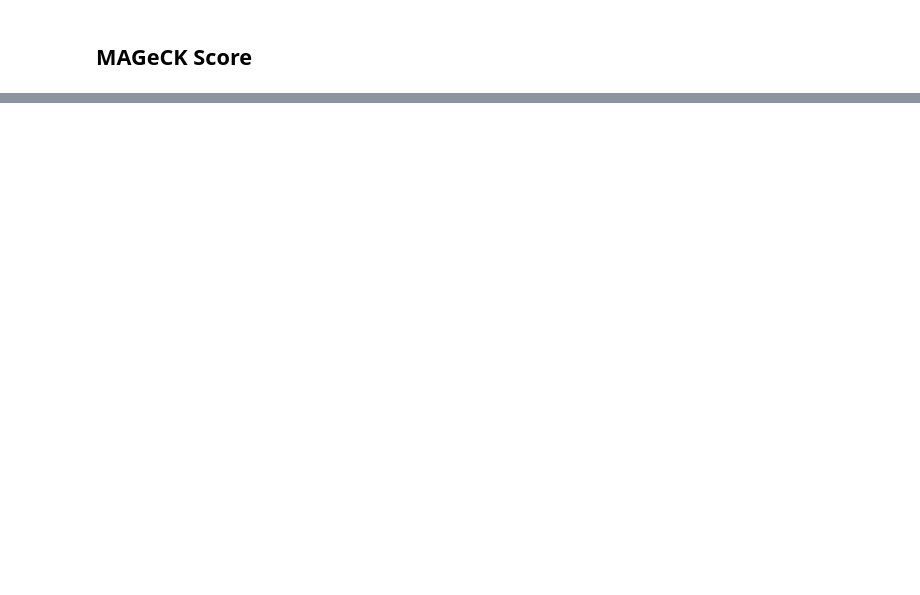
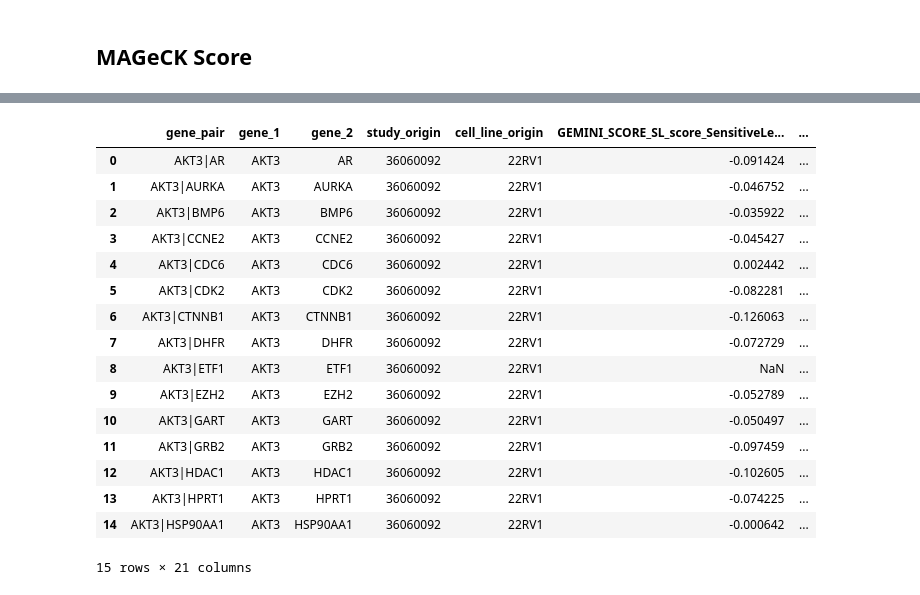
Before and after one commit to BirkanGokbag/SLKB-Analysis-Pipeline, a Jupyter notebook: SLKB/files/pipeline.ipynb, the cells around one changed output, grey strips where cells are left out. Drawn from its saved outputs; the diff is of its cells as text; code cells hidden in the pictures; blank space fills up the shorter version.

```diff
--- a/SLKB/files/pipeline.ipynb
+++ b/SLKB/files/pipeline.ipynb
@@ -126,6 +242,6 @@ if not check_if_added_to_table(curr_counts.copy(), 'SGRA_DERIVED_NB_SCORE', SLKB
 # %% [markdown]
 ## Horlbeck Score
 # %%
-if not check_if_added_to_table(curr_counts.copy(), 'HORLBECK_SCORE', SLKB_engine):
-    horlbeck_res = run_horlbeck_score(curr_counts.copy(), curr_study = curr_study, curr_cl = curr_cl, store_loc = os.getcwd(), save_dir = 'HORLBECK_Files', do_preprocessing = True, re_run = False)
-    add_table_to_db(curr_counts.copy(), horlbeck_res['HORLBECK_SCORE'], 'HORLBECK_SCORE', SLKB_engine)
+if not SLKB.check_if_added_to_table(curr_counts.copy(), 'HORLBECK_SCORE', SLKB_engine):
+    horlbeck_res = SLKB.run_horlbeck_score(curr_counts.copy(), curr_study = curr_study, curr_cl = curr_cl, store_loc = os.getcwd(), save_dir = 'HORLBECK_Files', do_preprocessing = True, re_run = False)
+    SLKB.add_table_to_db(curr_counts.copy(), horlbeck_res['HORLBECK_SCORE'], 'HORLBECK_SCORE', SLKB_engine)
@@ -132,7 +266,7 @@ if not check_if_added_to_table(curr_counts.copy(), 'HORLBECK_SCORE', SLKB_engine
 # %% [markdown]
 ## GEMINI Score
 # %%
-cmd_params = ['module load R/4.1.0']
-if not check_if_added_to_table(curr_counts.copy(), 'GEMINI_SCORE', SLKB_engine):
-    gemini_res = run_gemini_score(curr_counts.copy(), curr_study = curr_study, curr_cl = curr_cl, store_loc = os.getcwd(), save_dir = 'GEMINI_Files', command_line_params = cmd_params, re_run = False)
-    add_table_to_db(curr_counts.copy(), gemini_res['GEMINI_SCORE'], 'GEMINI_SCORE', SLKB_engine)
+cmd_params = []#['module load R/4.1.0']
+if not SLKB.check_if_added_to_table(curr_counts.copy(), 'GEMINI_SCORE', SLKB_engine):
+    gemini_res = SLKB.run_gemini_score(curr_counts.copy(), curr_study = curr_study, curr_cl = curr_cl, store_loc = os.getcwd(), save_dir = 'GEMINI_Files', command_line_params = cmd_params, re_run = False)
+    SLKB.add_table_to_db(curr_counts.copy(), gemini_res['GEMINI_SCORE'], 'GEMINI_SCORE', SLKB_engine)
@@ -140,9 +286,9 @@ if not check_if_added_to_table(curr_counts.copy(), 'GEMINI_SCORE', SLKB_engine):
 ## MAGeCK Score
 # %%
 cmd_params = ['conda activate myEnv']
-if not check_if_added_to_table(curr_counts.copy(), 'MAGECK_SCORE', SLKB_engine):
-    mageck_res = run_mageck_score(curr_counts.copy(), curr_study = curr_study, curr_cl = curr_cl, store_loc = os.getcwd(), save_dir = 'MAGECK_Files', command_line_params = cmd_params,re_run = False)
-    add_table_to_db(curr_counts.copy(), mageck_res['MAGECK_SCORE'], 'MAGECK_SCORE', SLKB_engine)
+if not SLKB.check_if_added_to_table(curr_counts.copy(), 'MAGECK_SCORE', SLKB_engine):
+    mageck_res = SLKB.run_mageck_score(curr_counts.copy(), curr_study = curr_study, curr_cl = curr_cl, store_loc = os.getcwd(), save_dir = 'MAGECK_Files', command_line_params = cmd_params,re_run = False)
+    SLKB.add_table_to_db(curr_counts.copy(), mageck_res['MAGECK_SCORE'], 'MAGECK_SCORE', SLKB_engine)
 # %% [markdown]
 # Section 3 - Query Results
 
@@ -184,11 +330,13 @@ experiment_design.index.rename('sgRNA_id', inplace = True)
 # tables to obtain the data from
 all_results_tables = ['HORLBECK_SCORE',
                       'MAGECK_SCORE',
+                      'SGRA_DERIVED_NB_SCORE',
+                      'SGRA_DERIVED_B_SCORE',
                       'MEDIAN_NB_SCORE',
                       'MEDIAN_B_SCORE',
-                      'SGRA_DERIVED_NB_SCORE',
-                      'SGRA_DERIVED_B_SCORE',
                       'GEMINI_SCORE']
+
+available_studies = sorted(set(counts['study_origin']))
 
 #################
 
@@ -197,7 +345,7 @@ for curr_study in available_studies:
     print('Working on study: ' + curr_study)
 
     # get study counts and seq
-    study_counts = counts.loc[counts['study_origin'] == study_name_to_pubmed_id[curr_study]].copy()
+    study_counts = counts.loc[counts['study_origin'] == curr_study].copy()
 
     curr_seq_ids = np.array(sorted(list(set(study_counts['guide_1_id'].tolist() + study_counts['guide_2_id'].tolist()))))
     study_sequences = experiment_design.loc[curr_seq_ids]
@@ -215,14 +363,14 @@ for curr_study in available_studies:
 
         for table_name in all_results_tables:
             # add the result of the table to the list
-            study_scores.append(query_result_table(curr_counts.copy(), table_name, curr_study, curr_cl, SLKB_engine))
+            study_scores.append(SLKB.query_result_table(curr_counts.copy(), table_name, curr_study, curr_cl, SLKB_engine))
 
         # remove duplicate annotation columns
         study_scores = pd.concat(study_scores, axis = 1, ignore_index = False)
         study_scores = study_scores.loc[:,~study_scores.columns.duplicated(keep = 'last')].copy()
 
         # make sure the annotations are all filled
-        study_scores['gene_pair'] = study_scores.index
+        #study_scores['gene_pair'] = study_scores.index
         study_scores['study_origin'] = curr_study
         study_scores['cell_line_origin'] = curr_cl
 
@@ -252,3 +419,23 @@ all_scores = all_scores.loc[:, annotation_columns + [i for i in all_columns if i
+# %%
+all_scores.head(15)
+# %% [output]
+|  | gene_pair | gene_1 | gene_2 | study_origin | cell_line_origin | GEMINI_SCORE_SL_score_SensitiveLe... | ... |
+| 0 | AKT3|AR | AKT3 | AR | 36060092 | 22RV1 | -0.091424 | ... |
+| 1 | AKT3|AURKA | AKT3 | AURKA | 36060092 | 22RV1 | -0.046752 | ... |
+| 2 | AKT3|BMP6 | AKT3 | BMP6 | 36060092 | 22RV1 | -0.035922 | ... |
+| 3 | AKT3|CCNE2 | AKT3 | CCNE2 | 36060092 | 22RV1 | -0.045427 | ... |
+| 4 | AKT3|CDC6 | AKT3 | CDC6 | 36060092 | 22RV1 | 0.002442 | ... |
+| 5 | AKT3|CDK2 | AKT3 | CDK2 | 36060092 | 22RV1 | -0.082281 | ... |
+| 6 | AKT3|CTNNB1 | AKT3 | CTNNB1 | 36060092 | 22RV1 | -0.126063 | ... |
+| 7 | AKT3|DHFR | AKT3 | DHFR | 36060092 | 22RV1 | -0.072729 | ... |
+| 8 | AKT3|ETF1 | AKT3 | ETF1 | 36060092 | 22RV1 | NaN | ... |
+| 9 | AKT3|EZH2 | AKT3 | EZH2 | 36060092 | 22RV1 | -0.052789 | ... |
+| 10 | AKT3|GART | AKT3 | GART | 36060092 | 22RV1 | -0.050497 | ... |
+| 11 | AKT3|GRB2 | AKT3 | GRB2 | 36060092 | 22RV1 | -0.097459 | ... |
+| 12 | AKT3|HDAC1 | AKT3 | HDAC1 | 36060092 | 22RV1 | -0.102605 | ... |
+| 13 | AKT3|HPRT1 | AKT3 | HPRT1 | 36060092 | 22RV1 | -0.074225 | ... |
+| 14 | AKT3|HSP90AA1 | AKT3 | HSP90AA1 | 36060092 | 22RV1 | -0.000642 | ... |
+15 rows × 21 columns
 # %%
 # save to current directory
 all_scores.to_csv(os.path.join(os.getcwd(), 'all_scores.csv'))
```
Also changed, not shown: parts of 21 cells of this notebook, 19 other files.
